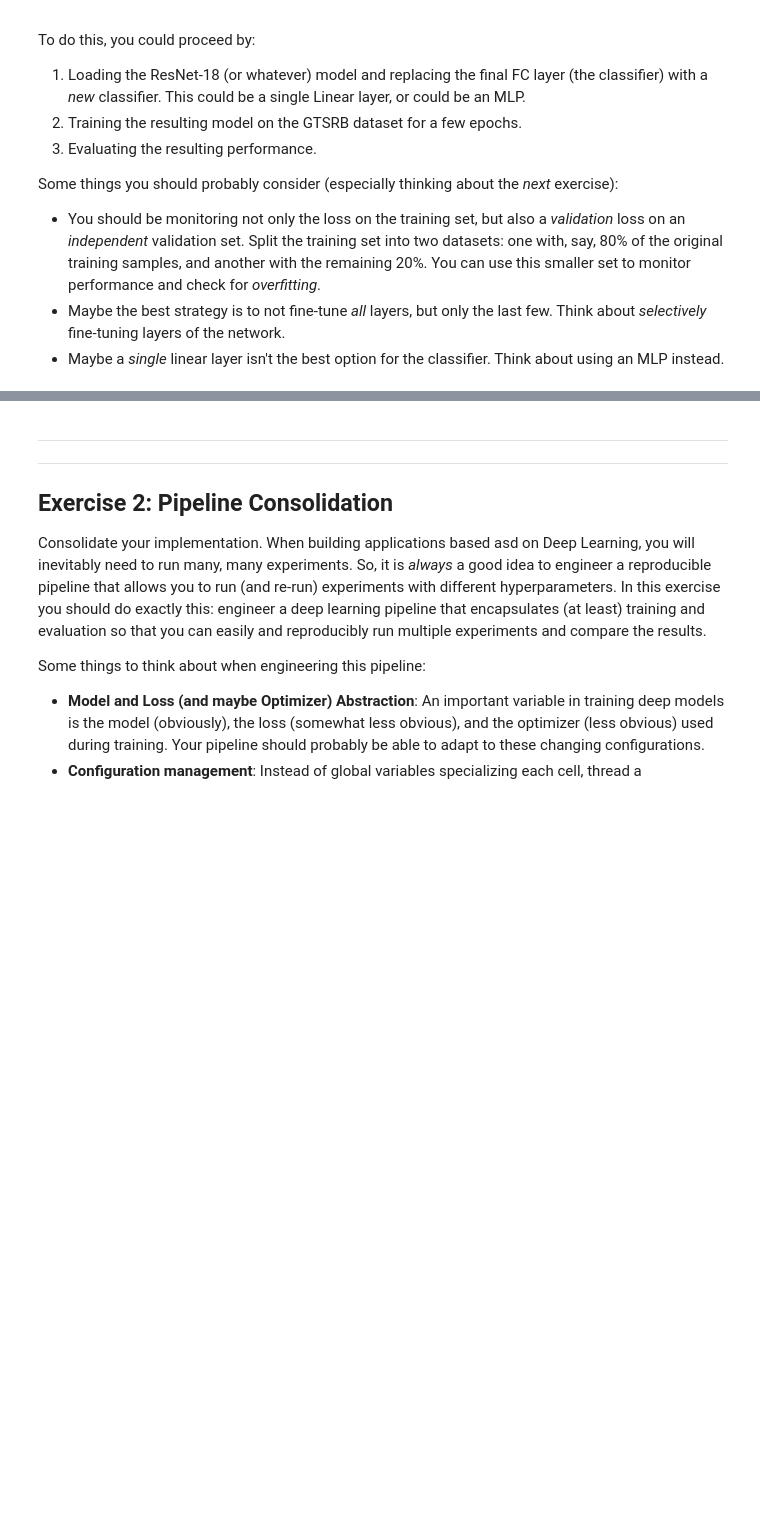
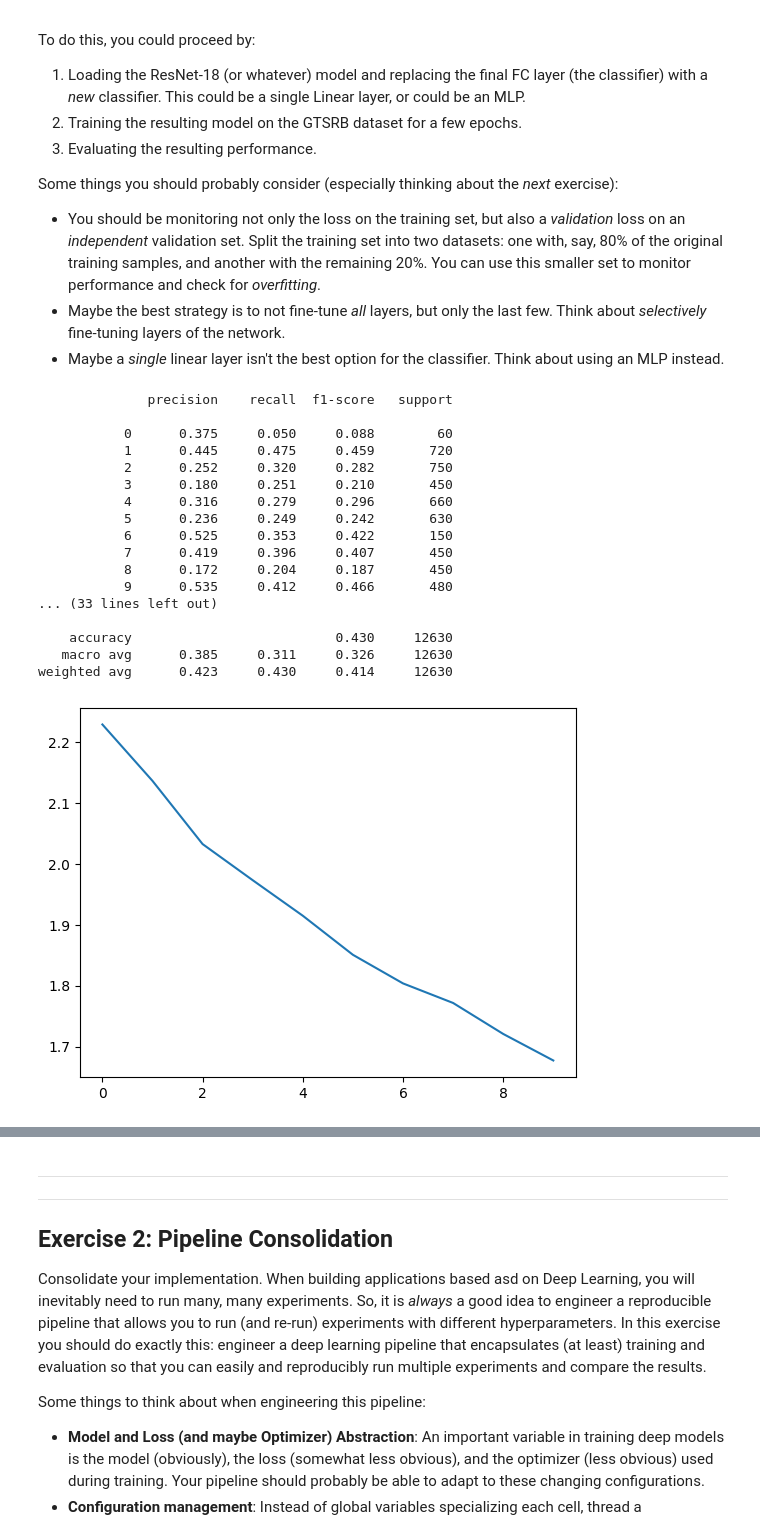
Before and after one commit to Pasqem09-zoo/Deep-Learing-Applications, a Jupyter notebook: DLA-Lab1.ipynb, the cells around one changed output, grey strips where cells are left out. Drawn from its saved outputs; the diff is of its cells as text; code cells hidden in the pictures; blank space fills up the shorter version.

```diff
--- a/DLA-Lab1.ipynb
+++ b/DLA-Lab1.ipynb
@@ -160,7 +158,7 @@ _ = df_stats.hist()
 #then convert to tensor and normalize to...go to "torchvision resnet normalization" (we will see later why this is a good idea)...it has the magic numbers for the normalization
 transform = T.Compose([
     T.Resize(70),
-    T.RandomCrop(64,64),
+    T.RandomCrop((64,64)),
     T.ToTensor(),
     T.Normalize(mean=[0.485, 0.456, 0.406], std=[0.229, 0.224, 0.225]) # torchvision resnet normalization
 ])
@@ -232,3 +236,13 @@ list_models()
  'vit_l_32',
  'wide_resnet101_2',
  'wide_resnet50_2']
+# %%
+from torch.utils.data import DataLoader
+import torch.nn as nn
+
+batch_size=1024
+train_dl = DataLoader(train_ds, batch_size=batch_size, shuffle=True)
+test_dl = DataLoader(test_ds, batch_size=batch_size, shuffle=True)
+
+#load our resnet18
+model = get_model('resnet18', weights = 'DEFAULT').to(device)
@@ -234,0 +270,5 @@ list_models()
+# %%
+#now, extract features from the one before the last fc layer
+model.fc = torch.nn.Identity() # replace classifier (last layer) with identity to extract features
+model = model.to(device)
+model
@@ -252,0 +419,47 @@ Some things you should probably consider (especially thinking about the *next* e
+# %%
+# Load our ResNet model.
+model = get_model('resnet18', weights='DEFAULT')
+
+###first test: spegni il calcolo del gradiente su tutti i parametri della rete
+for p in model.parameters():
+    p.requires_grad_(False)
+
+###ora gli unici parametri che saranno aggiornati sono quelli dell'ultimo layer classificatore
+model.fc = nn.Linear(512, 43)  # my new classifier: replace classifier with identity to extract features. 43 classes in GTSRB
+model = model.to(device)
+
+# The training dataloader.
+batch_size = 1024
+train_dl = DataLoader(train_ds, batch_size=batch_size, shuffle=True, num_workers=4, pin_memory=True)
+test_dl = DataLoader(test_ds, batch_size=batch_size, shuffle=False, num_workers=True)
+# %%
+epochs = 10
+lr = 0.0001
+optimizer = torch.optim.Adam(model.parameters(), lr=lr)
+
+losses = []
+for epoch in tqdm(range(epochs)):
+    losses.append(train_epoch(model, train_dl, optimizer, epoch+1, device=device))
+
+plt.plot(losses)
+(accuracy, cls_report) = evaluate_model(model, test_dl, device=device)
+print(cls_report)
+# %% [output]
+              precision    recall  f1-score   support
+
+           0      0.375     0.050     0.088        60
+           1      0.445     0.475     0.459       720
+           2      0.252     0.320     0.282       750
+           3      0.180     0.251     0.210       450
+           4      0.316     0.279     0.296       660
+           5      0.236     0.249     0.242       630
+           6      0.525     0.353     0.422       150
+           7      0.419     0.396     0.407       450
+           8      0.172     0.204     0.187       450
+           9      0.535     0.412     0.466       480
+... (33 lines left out)
+
+    accuracy                          0.430     12630
+   macro avg      0.385     0.311     0.326     12630
+weighted avg      0.423     0.430     0.414     12630
+[figure, added]
```
Also changed, not shown: parts of 16 cells of this notebook.
